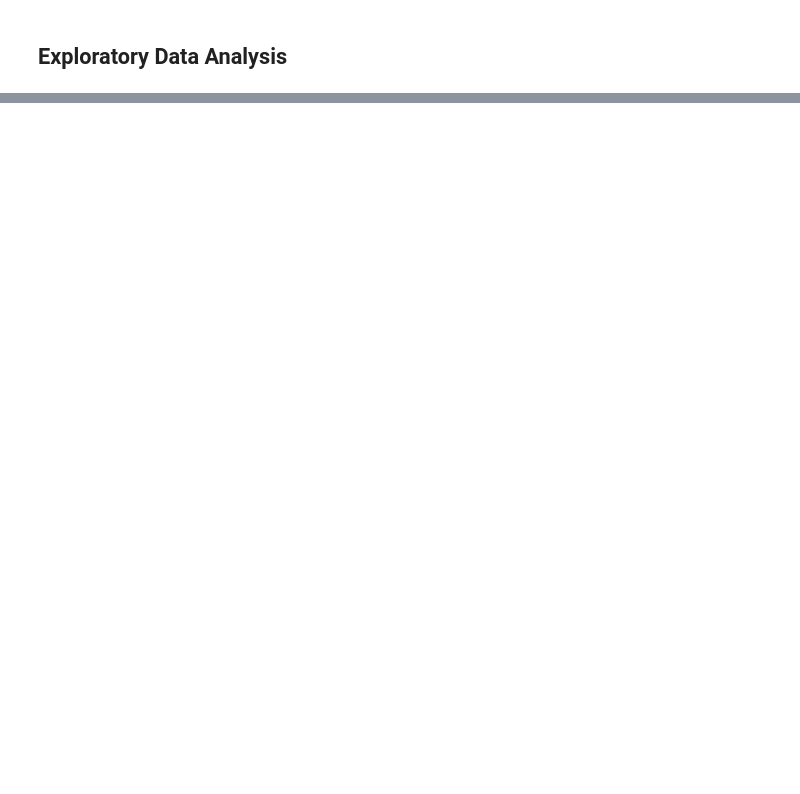
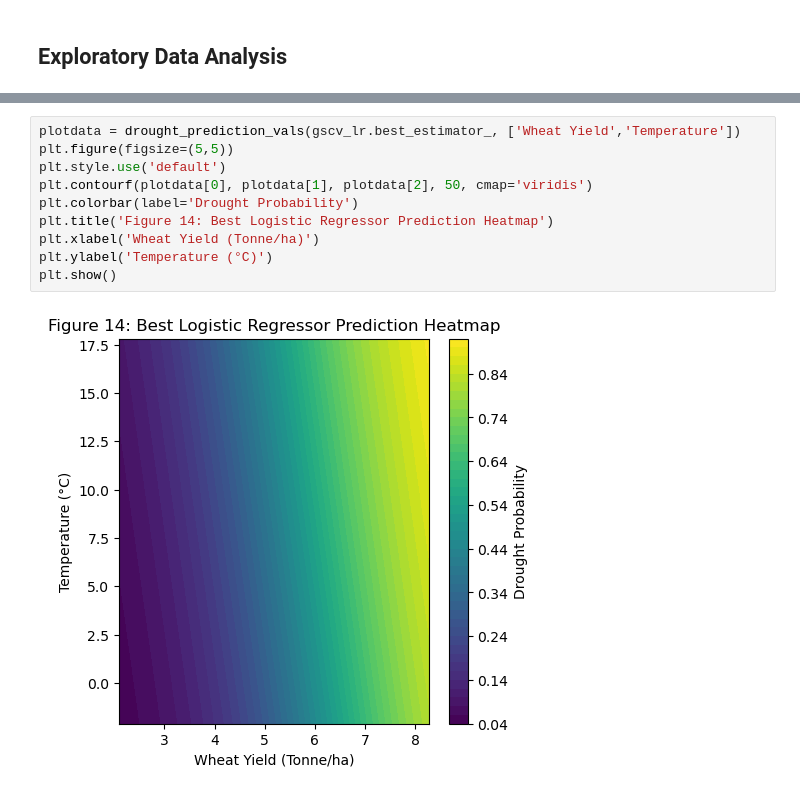
Before and after one commit to james-hughes1/uk-water-security-project, a Jupyter notebook: UK Water Security Analysis.ipynb, the cells around one changed output, grey strips where cells are left out. Saved outputs shown, nothing was run; the diff lists cells and outputs as text; blank space fills up the shorter version.

```diff
--- a/UK Water Security Analysis.ipynb
+++ b/UK Water Security Analysis.ipynb
@@ -445,0 +473,12 @@ Scope for improvement: data collection, time series analysis to consider the fut
+# %%
+plotdata = drought_prediction_vals(gscv_lr.best_estimator_, ['Wheat Yield','Temperature'])
+plt.figure(figsize=(5,5))
+plt.style.use('default')
+plt.contourf(plotdata[0], plotdata[1], plotdata[2], 50, cmap='viridis')
+plt.colorbar(label='Drought Probability')
+plt.title('Figure 14: Best Logistic Regressor Prediction Heatmap')
+plt.xlabel('Wheat Yield (Tonne/ha)')
+plt.ylabel('Temperature (°C)')
+plt.show()
+# %% [output]
+[figure, added]
```
Also changed, not shown: parts of 79 cells of this notebook.
